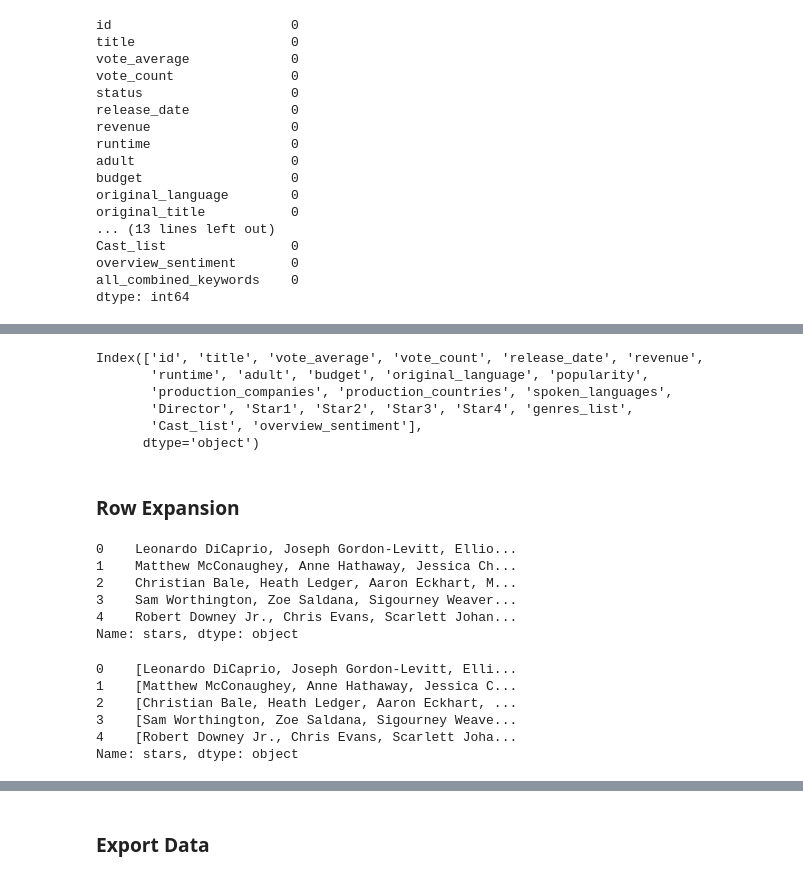
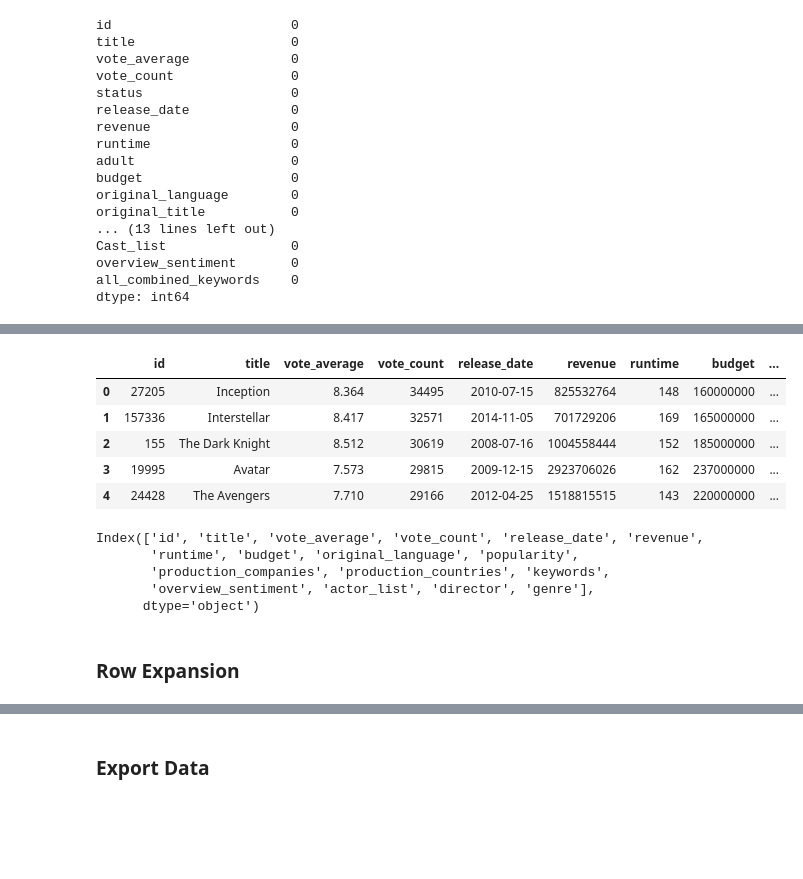
Before and after one commit to fishbrightwise/IS428-G1T9, a Jupyter notebook: notebooks/1) IMDB_TMDB Data Processing.ipynb, the cells around one changed output, grey strips where cells are left out. Cells and saved outputs as stored; diff of their text form; code cells hidden in the pictures; blank space fills up the shorter version.

```diff
--- a/notebooks/1) IMDB_TMDB Data Processing.ipynb
+++ b/notebooks/1) IMDB_TMDB Data Processing.ipynb
@@ -539,0 +545,3 @@ dtype: int64
+# %%
+df2['actor_list'] = df2.progress_apply(lambda x: [x['Star1'], x['Star2'], x['Star3'], x['Star4']] + x['Cast_list'], axis=1)
+print(df2['actor_list'][0])
@@ -539,0 +550,4 @@ dtype: int64
+# %%
+df2 = df2[df2['adult'] == False]
+df2 = df2[df2['status'] == 'Released']
+df2.shape
@@ -539,0 +556,3 @@ dtype: int64
+# %%
+df2['director'] = df2['Director'].progress_apply(lambda x: x.split(', '))
+df2['genre'] = df2['genres_list']
@@ -540,10 +570,22 @@ dtype: int64
+# %%
+df2['production_companies'] = df2['production_companies'].progress_apply(lambda x: x.split(', '))
+df2['production_countries'] = df2['production_countries'].progress_apply(lambda x: x.split(', '))
+# %%
+df2.drop(columns=['overview', 'original_title', 'all_combined_keywords', 'adult', 'status', 'release_year', 'spoken_languages', 'Star1', 'Star2', 'Star3', 'Star4', 'Director', 'Cast_list', 'genres_list'], inplace=True)
+df2.head()
+# %% [output]
+|  | id | title | vote_average | vote_count | release_date | revenue | runtime | budget | ... |
+| 0 | 27205 | Inception | 8.364 | 34495 | 2010-07-15 | 825532764 | 148 | 160000000 | ... |
+| 1 | 157336 | Interstellar | 8.417 | 32571 | 2014-11-05 | 701729206 | 169 | 165000000 | ... |
+| 2 | 155 | The Dark Knight | 8.512 | 30619 | 2008-07-16 | 1004558444 | 152 | 185000000 | ... |
+| 3 | 19995 | Avatar | 7.573 | 29815 | 2009-12-15 | 2923706026 | 162 | 237000000 | ... |
+| 4 | 24428 | The Avengers | 7.710 | 29166 | 2012-04-25 | 1518815515 | 143 | 220000000 | ... |
 # %%
-df3 = df2.drop(columns=['overview', 'original_title', 'all_combined_keywords', 'status', 'release_year', 'keywords'])
+df3 = df2
 df3.columns
 # %% [output]
 Index(['id', 'title', 'vote_average', 'vote_count', 'release_date', 'revenue',
-       'runtime', 'adult', 'budget', 'original_language', 'popularity',
-       'production_companies', 'production_countries', 'spoken_languages',
-       'Director', 'Star1', 'Star2', 'Star3', 'Star4', 'genres_list',
-       'Cast_list', 'overview_sentiment'],
+       'runtime', 'budget', 'original_language', 'popularity',
+       'production_companies', 'production_countries', 'keywords',
+       'overview_sentiment', 'actor_list', 'director', 'genre'],
       dtype='object')
@@ -552,22 +592,2 @@ df4 = df2[['id', 'keywords']]
 # %% [markdown]
 ### Row Expansion
-# %%
-df3['stars'] = df3['Star1'] + ', ' + df3['Star2'] + ', ' + df3['Star3'] + ', ' + df3['Star4']
-df3['stars'].head()
-# %% [output]
-0    Leonardo DiCaprio, Joseph Gordon-Levitt, Ellio...
-1    Matthew McConaughey, Anne Hathaway, Jessica Ch...
-2    Christian Bale, Heath Ledger, Aaron Eckhart, M...
-3    Sam Worthington, Zoe Saldana, Sigourney Weaver...
-4    Robert Downey Jr., Chris Evans, Scarlett Johan...
-Name: stars, dtype: object
-# %%
-df3['stars'] = df3['stars'].progress_apply(lambda x: x.split(', '))
-df3['stars'].head()
-# %% [output]
-0    [Leonardo DiCaprio, Joseph Gordon-Levitt, Elli...
-1    [Matthew McConaughey, Anne Hathaway, Jessica C...
-2    [Christian Bale, Heath Ledger, Aaron Eckhart, ...
-3    [Sam Worthington, Zoe Saldana, Sigourney Weave...
-4    [Robert Downey Jr., Chris Evans, Scarlett Joha...
-Name: stars, dtype: object
```
Also changed, not shown: parts of 17 cells of this notebook, 1 other file.
